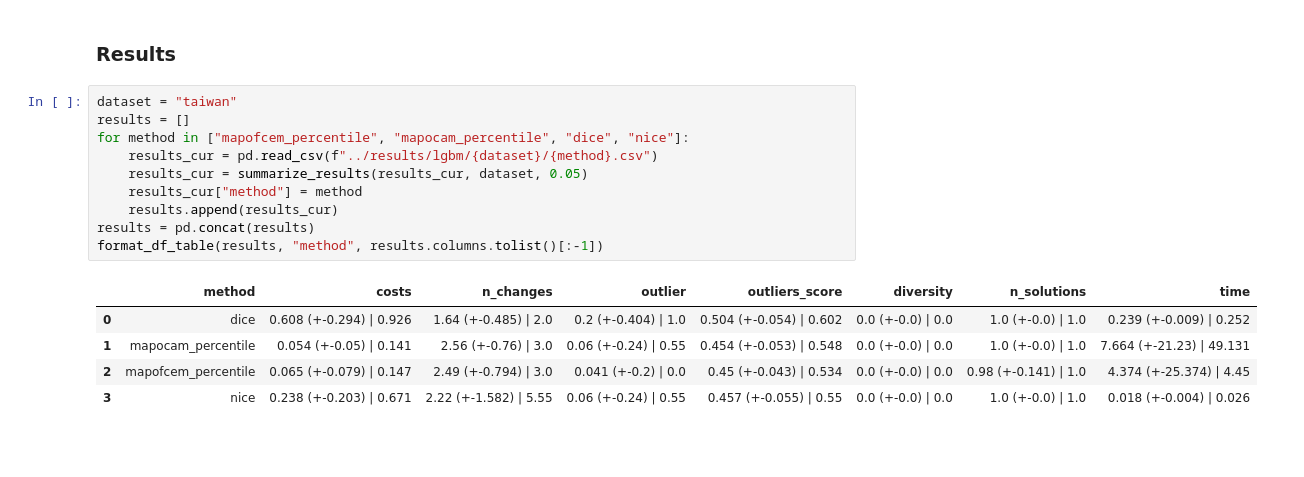
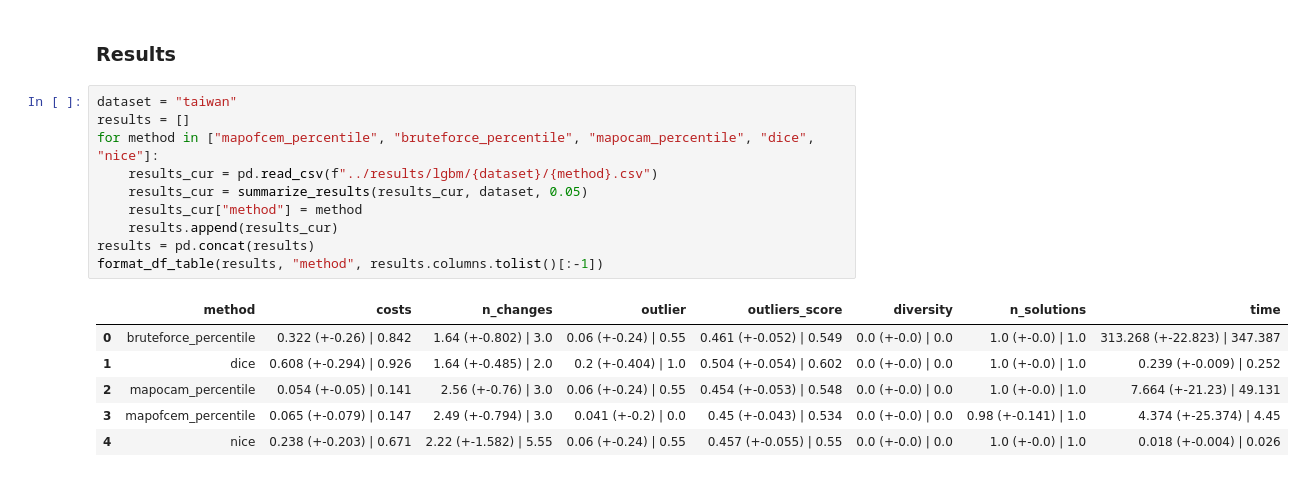
Before and after one commit to hiaac-finance/cfmining, a Jupyter notebook: notebooks/experiment_lgbm.ipynb, the cells around one changed output. Cells and saved outputs as stored; diff of their text form; blank space fills up the shorter version.

Commit message:
update on table of results

```diff
--- a/notebooks/experiment_lgbm.ipynb
+++ b/notebooks/experiment_lgbm.ipynb
@@ -244,16 +266,17 @@ run_experiments(
 # %%
 dataset = "taiwan"
 results = []
-for method in ["mapofcem_percentile", "mapocam_percentile", "dice", "nice"]:
+for method in ["mapofcem_percentile", "bruteforce_percentile", "mapocam_percentile", "dice", "nice"]:
     results_cur = pd.read_csv(f"../results/lgbm/{dataset}/{method}.csv")
     results_cur = summarize_results(results_cur, dataset, 0.05)
     results_cur["method"] = method
     results.append(results_cur)
 results = pd.concat(results)
 format_df_table(results, "method", results.columns.tolist()[:-1])
 # %% [output]
 |  | method | costs | n_changes | outlier | outliers_score | diversity | n_solutions | time |
-| 0 | dice | 0.608 (+-0.294) | 0.926 | 1.64 (+-0.485) | 2.0 | 0.2 (+-0.404) | 1.0 | 0.504 (+-0.054) | 0.602 | 0.0 (+-0.0) | 0.0 | 1.0 (+-0.0) | 1.0 | 0.239 (+-0.009) | 0.252 |
-| 1 | mapocam_percentile | 0.054 (+-0.05) | 0.141 | 2.56 (+-0.76) | 3.0 | 0.06 (+-0.24) | 0.55 | 0.454 (+-0.053) | 0.548 | 0.0 (+-0.0) | 0.0 | 1.0 (+-0.0) | 1.0 | 7.664 (+-21.23) | 49.131 |
-| 2 | mapofcem_percentile | 0.065 (+-0.079) | 0.147 | 2.49 (+-0.794) | 3.0 | 0.041 (+-0.2) | 0.0 | 0.45 (+-0.043) | 0.534 | 0.0 (+-0.0) | 0.0 | 0.98 (+-0.141) | 1.0 | 4.374 (+-25.374) | 4.45 |
-| 3 | nice | 0.238 (+-0.203) | 0.671 | 2.22 (+-1.582) | 5.55 | 0.06 (+-0.24) | 0.55 | 0.457 (+-0.055) | 0.55 | 0.0 (+-0.0) | 0.0 | 1.0 (+-0.0) | 1.0 | 0.018 (+-0.004) | 0.026 |
+| 0 | bruteforce_percentile | 0.322 (+-0.26) | 0.842 | 1.64 (+-0.802) | 3.0 | 0.06 (+-0.24) | 0.55 | 0.461 (+-0.052) | 0.549 | 0.0 (+-0.0) | 0.0 | 1.0 (+-0.0) | 1.0 | 313.268 (+-22.823) | 347.387 |
+| 1 | dice | 0.608 (+-0.294) | 0.926 | 1.64 (+-0.485) | 2.0 | 0.2 (+-0.404) | 1.0 | 0.504 (+-0.054) | 0.602 | 0.0 (+-0.0) | 0.0 | 1.0 (+-0.0) | 1.0 | 0.239 (+-0.009) | 0.252 |
+| 2 | mapocam_percentile | 0.054 (+-0.05) | 0.141 | 2.56 (+-0.76) | 3.0 | 0.06 (+-0.24) | 0.55 | 0.454 (+-0.053) | 0.548 | 0.0 (+-0.0) | 0.0 | 1.0 (+-0.0) | 1.0 | 7.664 (+-21.23) | 49.131 |
+| 3 | mapofcem_percentile | 0.065 (+-0.079) | 0.147 | 2.49 (+-0.794) | 3.0 | 0.041 (+-0.2) | 0.0 | 0.45 (+-0.043) | 0.534 | 0.0 (+-0.0) | 0.0 | 0.98 (+-0.141) | 1.0 | 4.374 (+-25.374) | 4.45 |
+| 4 | nice | 0.238 (+-0.203) | 0.671 | 2.22 (+-1.582) | 5.55 | 0.06 (+-0.24) | 0.55 | 0.457 (+-0.055) | 0.55 | 0.0 (+-0.0) | 0.0 | 1.0 (+-0.0) | 1.0 | 0.018 (+-0.004) | 0.026 |
```
Also changed, not shown: parts of 3 cells of this notebook, 2 other files.
